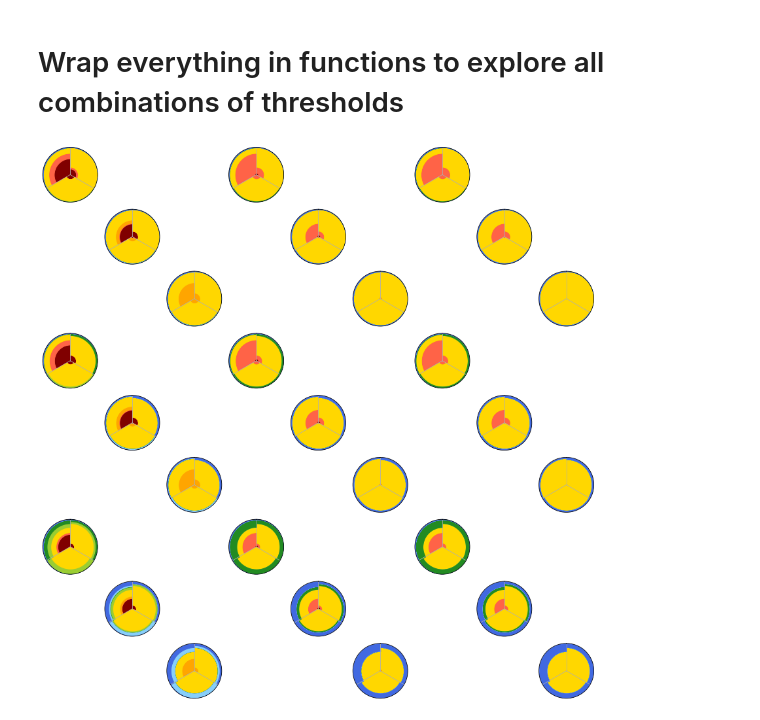
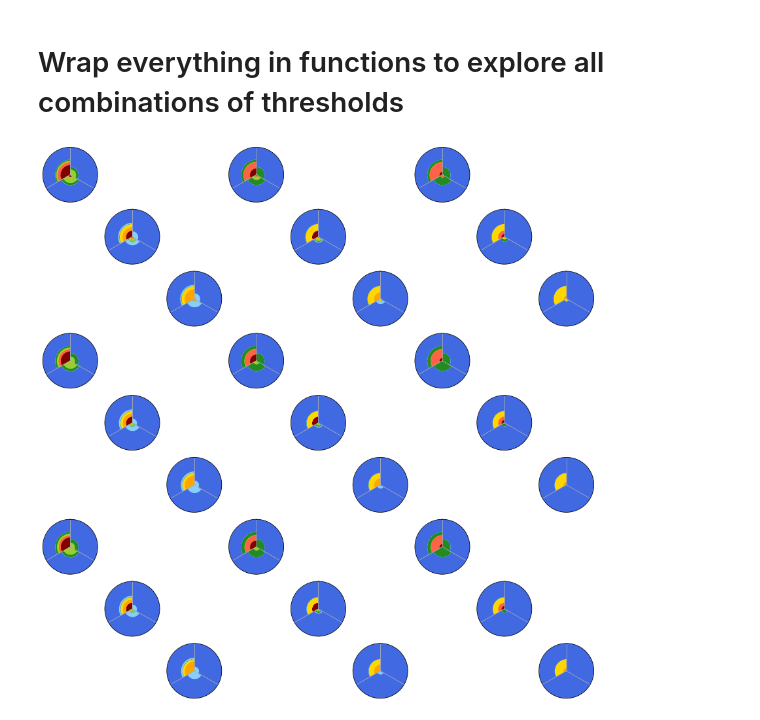
Before and after one commit to antonia-had/drought_classification, a Jupyter notebook: hive_plots_drought_impacts.ipynb, the cells around one changed output. Cells and saved outputs as stored; diff of their text form; code cells hidden in the pictures.

```diff
--- a/hive_plots_drought_impacts.ipynb
+++ b/hive_plots_drought_impacts.ipynb
@@ -31,0 +37,3 @@ persistence_cat_realizations = np.concatenate([np.arange(x*10+1, x*10+10+1) for
+# %%
+drought_impacts_df['Total counts']=droughts_df['Total counts']
+drought_impacts_df
@@ -120,7 +157,6 @@ cum_sum_df['angle_end'] = [120, 240, 360]
 colors = ['maroon', 'tomato', 'orange', 'gold',
          'yellowgreen', 'forestgreen', 'lightskyblue', 'royalblue']
 
-# Initialise the spider plot
 plt.figure(figsize=(12,8))
 ax = plt.subplot(polar=True)
 
@@ -138,7 +174,7 @@ for k in range(1, cum_sum_df.shape[1]-2):
     # Plot data
     ax.fill_between(angles, previous_values, values, color=colors[k-1], label=f'Group {k}')
 
-ax.set_thetagrids([0, 120, 240], ['Variability', 'Percistence', 'Drought\noccurence'], fontsize=16)
+ax.set_thetagrids([0, 120, 240], ['Variability', 'Persistence', 'Basin\ndeliveries'], fontsize=16)
 ax.xaxis.set_tick_params(pad=30)
 ax.set_ylim([0,100])
 ax.set_yticklabels([])
@@ -156,8 +307,10 @@ plt.show()
 # %% [markdown]
 # Wrap everything in functions to explore all combinations of thresholds
 # %%
-#Static operations
-classifications = ['Variable&Persistent', 'Persistent&Drought', 'Drought&Variable']
+#Repeat classification, but into three category pairs
+
+classifications = ['Variable&Persistent', 'Persistent&Outflow', 'Outflow&Variable']
+
 # create a list of our conditions
 category_conditions = [
     # Criteria for category 1
@@ -165,9 +318,9 @@ category_conditions = [
     (drought_impacts_df.index.isin(persistence_cat_realizations)) ,
     # Criteria for category 2
     (drought_impacts_df.index.isin(persistence_cat_realizations)) &
-    (drought_impacts_df.index.isin(drought_cat_realizations)),
+    (drought_impacts_df.index.isin(outflow_realizations)),
     # Criteria for category 3
-    (drought_impacts_df.index.isin(drought_cat_realizations)) &
+    (drought_impacts_df.index.isin(outflow_realizations)) &
     (drought_impacts_df.index.isin(variability_cat_realizations))
     ]
 
@@ -179,39 +332,39 @@ colors = ['maroon', 'tomato', 'orange', 'gold',
          'yellowgreen', 'forestgreen', 'lightskyblue', 'royalblue']
 # %%
 # Function that does all classification calculations
-def group_classifications(drought_impacts_df, delivery_thresh, no_users_thresh, magnitude_thresh):
+def group_classifications(drought_impacts_df, drought_years, no_users_thresh, magnitude_thresh):
     # create a list of our conditions
     group_conditions = [
         # Criteria for group 1
-        (drought_impacts_df['Outflow_percentile_violation'] <= delivery_thresh) &
+        (drought_impacts_df['Total counts'] > drought_years) &
         (drought_impacts_df['%_users'] >= no_users_thresh) &
         (drought_impacts_df['Magnitude'] >= magnitude_thresh),
         # Criteria for group 2
-        (drought_impacts_df['Outflow_percentile_violation'] <= delivery_thresh) &
+        (drought_impacts_df['Total counts'] > drought_years) &
         (drought_impacts_df['%_users'] >= no_users_thresh) &
         (drought_impacts_df['Magnitude'] < magnitude_thresh),
         # Criteria for group 3
-        (drought_impacts_df['Outflow_percentile_violation'] <= delivery_thresh) &
+        (drought_impacts_df['Total counts'] > drought_years) &
         (drought_impacts_df['%_users'] < no_users_thresh) &
         (drought_impacts_df['Magnitude'] >= magnitude_thresh),
         # Criteria for group 4
-        (drought_impacts_df['Outflow_percentile_violation'] <= delivery_thresh) &
+        (drought_impacts_df['Total counts'] > drought_years) &
         (drought_impacts_df['%_users'] < no_users_thresh) &
         (drought_impacts_df['Magnitude'] < magnitude_thresh),
         # Criteria for group 5
-        (drought_impacts_df['Outflow_percentile_violation'] > delivery_thresh) &
+        (drought_impacts_df['Total counts'] <= drought_years) &
         (drought_impacts_df['%_users'] >= no_users_thresh) &
         (drought_impacts_df['Magnitude'] >= magnitude_thresh),
         # Criteria for group 6
-        (drought_impacts_df['Outflow_percentile_violation'] > delivery_thresh) &
+        (drought_impacts_df['Total counts'] <= drought_years) &
         (drought_impacts_df['%_users'] >= no_users_thresh) &
         (drought_impacts_df['Magnitude'] < magnitude_thresh),
         # Criteria for group 7
-        (drought_impacts_df['Outflow_percentile_violation'] > delivery_thresh) &
+        (drought_impacts_df['Total counts'] <= drought_years) &
         (drought_impacts_df['%_users'] < no_users_thresh) &
         (drought_impacts_df['Magnitude'] >= magnitude_thresh),
         # Criteria for group 8
-        (drought_impacts_df['Outflow_percentile_violation'] > delivery_thresh) &
+        (drought_impacts_df['Total counts'] <= drought_years) &
         (drought_impacts_df['%_users'] < no_users_thresh) &
         (drought_impacts_df['Magnitude'] < magnitude_thresh)
         ]
@@ -242,8 +395,8 @@ def group_classifications(drought_impacts_df, delivery_thresh, no_users_thresh,
     return cum_sum_df
 # %%
 no_users_thresholds = [25, 50, 75]
-magnitude_thresholds = [5, 10, 20]
-delivery_thresholds = [2, 1, 0]
+magnitude_thresholds = [5, 7, 10]
+drought_years = [20, 40, 60]
 
 gs = (grid_spec.GridSpec(9,9))
 
@@ -260,36 +413,37 @@ fig = plt.figure(figsize=(12,12))
 #creating empty list
 ax_objs = []
 count=0
-for i in range(len(delivery_thresholds)):
+for i in range(len(drought_years)):
     for j in range(len(no_users_thresholds)):
         for h in range(len(magnitude_thresholds)):
             ax_objs.append(fig.add_subplot(gs[positions[count][0], positions[count][1]], polar=True))
 
-            cum_sum_df = group_classifications(drought_impacts_df, delivery_thresholds[i],
+            cum_sum_df = group_classifications(drought_impacts_df, drought_years[i],
                                                no_users_thresholds[j], magnitude_thresholds[h])
 
             # Extrapolate curves between angles
             angles = [y/180*np.pi for x in [np.arange(x, x+125,5) for x in cum_sum_df.angle_start] for y in x]
             segment_length = len(np.arange(0, 0+125,5))
 
             # for every group extrapolate values and draw
             for k in range(1, cum_sum_df.shape[1]-2):
                 previous_values = sum([[cum_sum_df.iloc[i, k-1]]*segment_length for i in range(3)], [])
                 values = sum([[cum_sum_df.iloc[i, k]]*segment_length for i in range(3)], [])
 
                 # Plot data
                 ax_objs[-1].fill_between(angles, previous_values, values, color=colors[k-1], label=f'Group {k}')
 
             ax_objs[-1].xaxis.set_tick_params(pad=30)
 
             ax_objs[-1].set_ylim([0,100])
             ax_objs[-1].set_yticklabels([])
             ax_objs[-1].set_rticks([])
             ax_objs[-1].set_thetagrids([0, 120, 240], [])
             ax_objs[-1].set_theta_zero_location("N")
 
             count+=1
-plt.tight_layout()
+plt.tight_layout(h_pad=None, w_pad=None)
+plt.savefig('thresholds_stationary.svg')
 plt.show()
 # %% [output]
-[figure, old version]
+[figure, new version]
```
Also changed, not shown: parts of 14 cells of this notebook, 37 other files.
